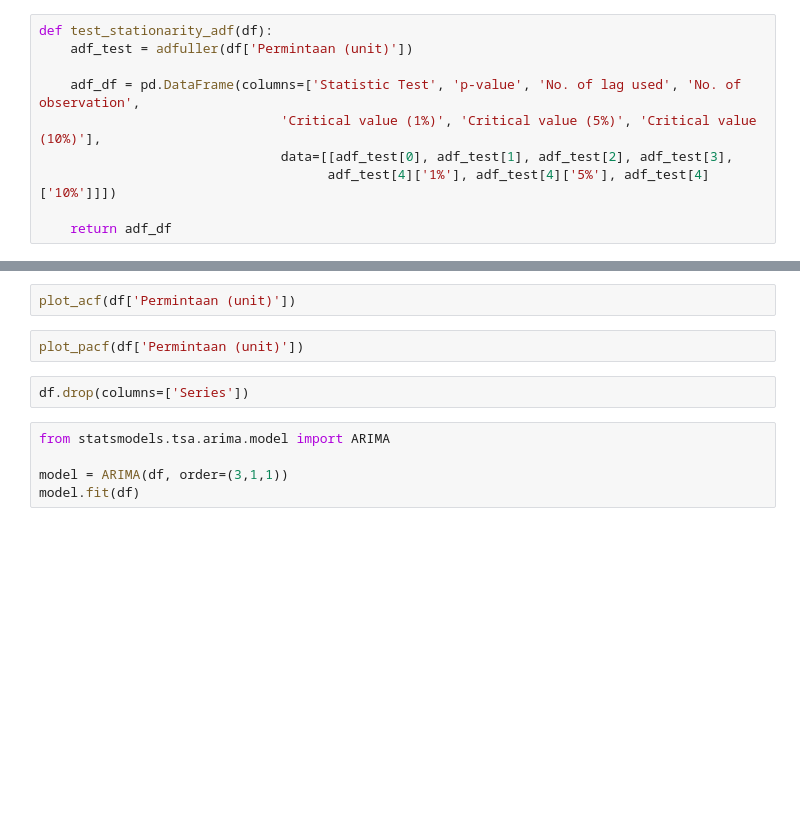
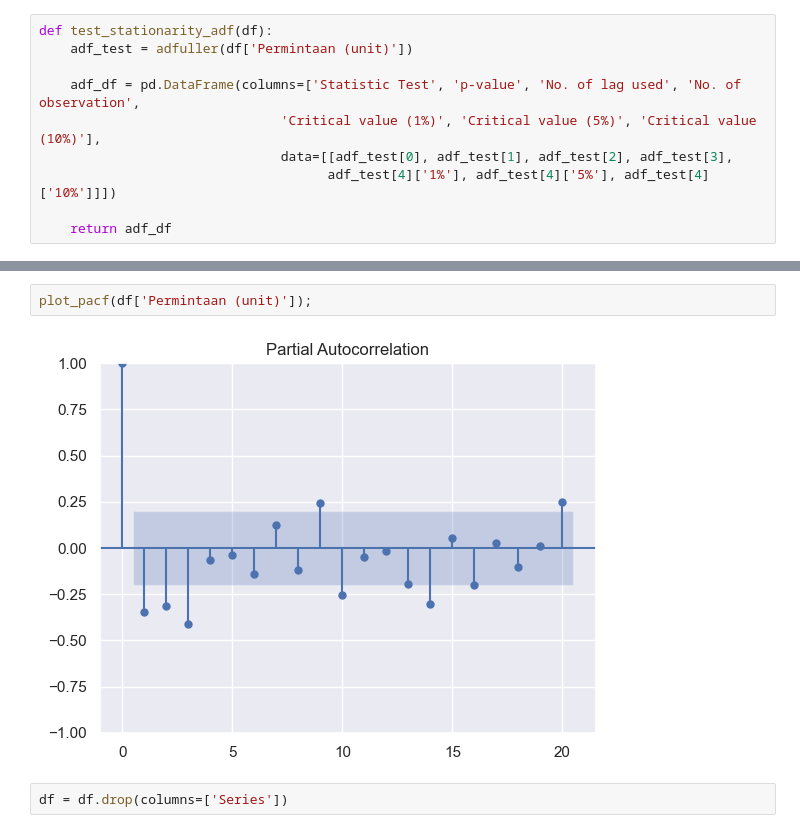
Before and after one commit to andrewmanuelt/arima, a Jupyter notebook: timeseries.ipynb, the cells around one changed output, grey strips where cells are left out. Drawn from its saved outputs; the diff is of its cells as text; blank space fills up the shorter version.

```diff
--- a/timeseries.ipynb
+++ b/timeseries.ipynb
@@ -75,11 +156,6 @@ plot_timeseries(df)
 # %%
-plot_acf(df['Permintaan (unit)'])
+plot_pacf(df['Permintaan (unit)']);
+# %% [output]
+[figure, added]
-# %%
-plot_pacf(df['Permintaan (unit)'])
 # %%
-df.drop(columns=['Series'])
+df = df.drop(columns=['Series'])
-# %%
-from statsmodels.tsa.arima.model import ARIMA
-
-model = ARIMA(df, order=(3,1,1))
-model.fit(df)
```
Also changed, not shown: parts of 25 cells of this notebook.
